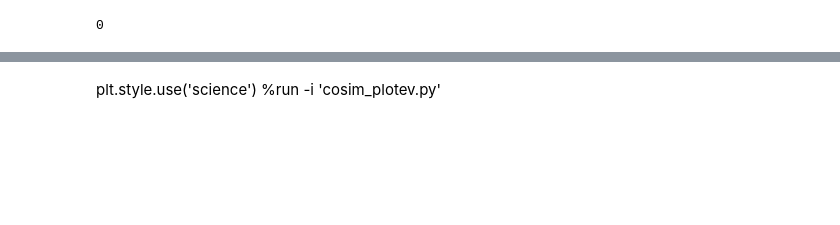
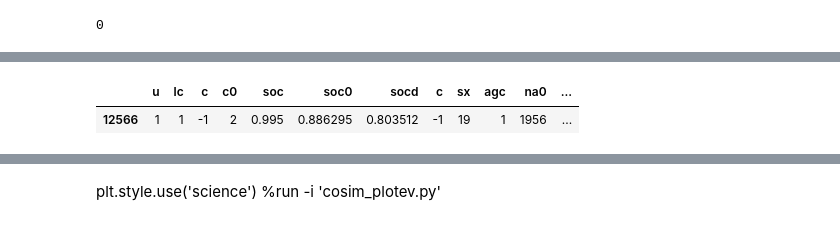
Before and after one commit to jinningwang/andes, a Jupyter notebook: jwang/notes/cosim_ev_F2_ict.ipynb, the cells around one changed output, grey strips where cells are left out. Drawn from its saved outputs; the diff is of its cells as text; code cells hidden in the pictures; blank space fills up the shorter version.

```diff
--- a/jwang/notes/cosim_ev_F2_ict.ipynb
+++ b/jwang/notes/cosim_ev_F2_ict.ipynb
@@ -279,0 +291,11 @@ sse.plot_agc()
+# %%
+col = ['u', 'lc', 'c', 'c0', 'soc', 'soc0', 'socd', 'c', 'sx', 'agc', 'na0', 'na', 'nam']
+sse.ev[((sse.ev['c']!=0)) & (sse.ev['lc']==1)][col]
+# sse.ev[(sse.ev['c0']1)][col]
+
+# self = sse
+# self.ev['agc'] = self.ev['agc'] * (1 - self.ev['lc'])
+# self.ev[((sse.ev['c']!=0)) & (sse.ev['lc']==1)][col]
+# %% [output]
+|  | u | lc | c | c0 | soc | soc0 | socd | c | sx | agc | na0 | ... |
+| 12566 | 1 | 1 | -1 | 2 | 0.995 | 0.886295 | 0.803512 | -1 | 19 | 1 | 1956 | ... |
```
Also changed, not shown: parts of 26 cells of this notebook, 17 other files.
